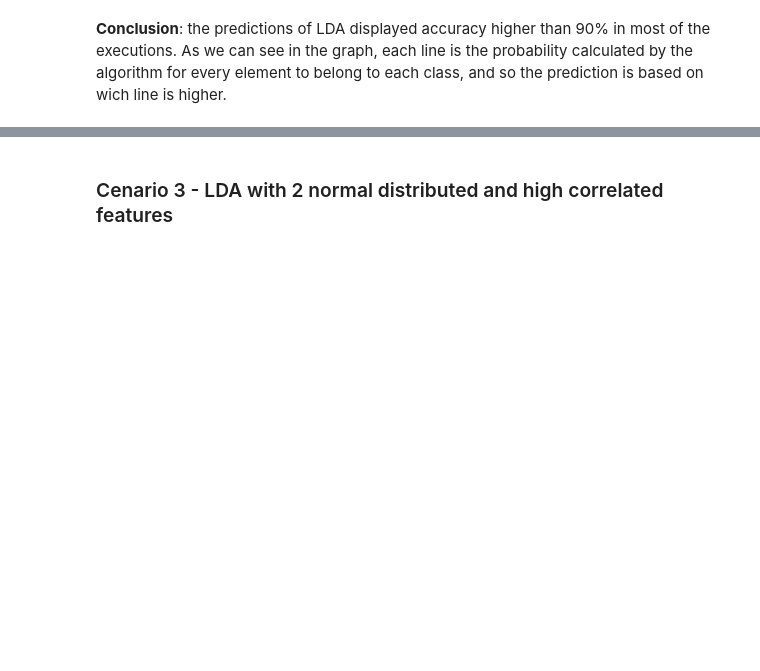
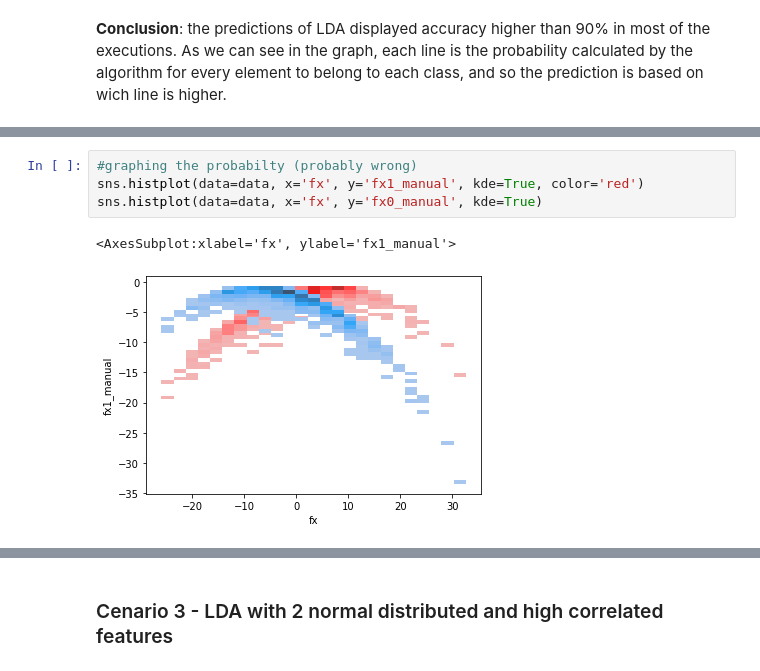
Before and after one commit to rknagao/studies, a Jupyter notebook: introduction-statistical-learning/classification_models/linear_discriminant_analysis.ipynb, the cells around one changed output, grey strips where cells are left out. Drawn from its saved outputs; the diff is of its cells as text; blank space fills up the shorter version.

Commit message:
comparing scikitlearn LDA and manual LDA

```diff
--- a/introduction-statistical-learning/classification_models/linear_discriminant_analysis.ipynb
+++ b/introduction-statistical-learning/classification_models/linear_discriminant_analysis.ipynb
@@ -249,0 +258,7 @@ print(recall_score(data['y'], data['prediction_manual']))
+# %%
+#graphing the probabilty (probably wrong)
+sns.histplot(data=data, x='fx', y='fx1_manual', kde=True, color='red')
+sns.histplot(data=data, x='fx', y='fx0_manual', kde=True)
+# %% [output]
+<AxesSubplot:xlabel='fx', ylabel='fx1_manual'>
+[figure, added]
```
Also changed, not shown: parts of 35 cells of this notebook, 5 other files.
